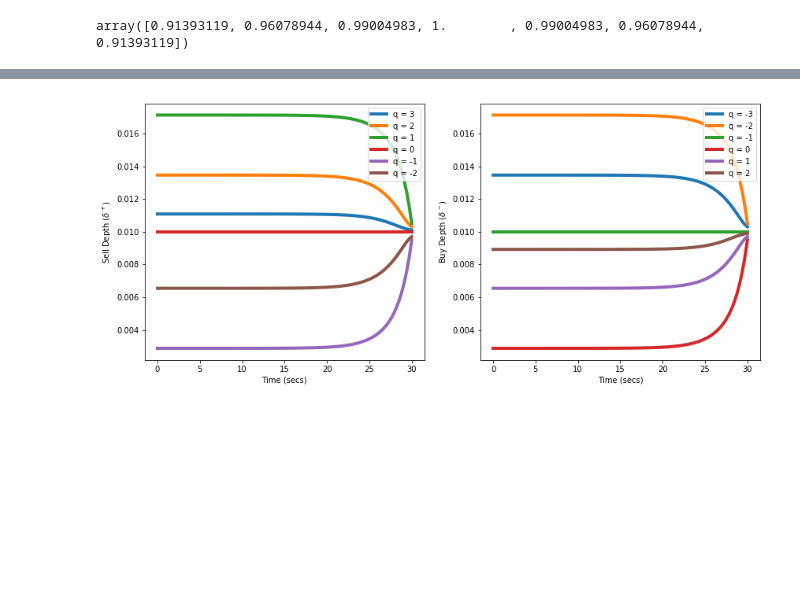
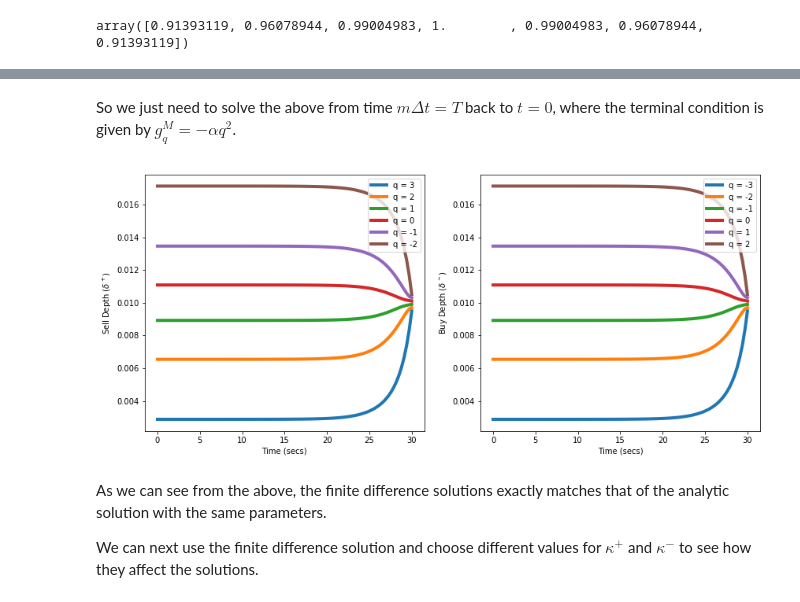
Before and after one commit to bigfatwhale/orderbook, a Jupyter notebook: research/Stochastic Control Notes.ipynb, the cells around one changed output, grey strips where cells are left out. Cells and saved outputs as stored; diff of their text form; code cells hidden in the pictures; blank space fills up the shorter version.

Commit message:
Completed finite difference implementation
Verified to produce the same solution as the analytic formula

```diff
--- a/research/Stochastic Control Notes.ipynb
+++ b/research/Stochastic Control Notes.ipynb
@@ -812,0 +878,2 @@ for idx, t in enumerate(ts):
+# %% [markdown]
+So we just need to solve the above from time $m\Delta t= T$ back to $t=0$, where the terminal condition is given by $g^M_q = -\alpha q^2$.
@@ -813,24 +901,51 @@ for idx, t in enumerate(ts):
+# %%
+G = np.zeros((n, M+1))
+G[:,-1] = z
+# %%
+for idx in range(M, 0, -1):
+
+    gm_prev = np.zeros(n)
+    gm = G[:,idx]
+    for q in range(q_max, q_min-1, -1):
+        if q == q_max:
+            gm_prev[lookup(q)] = gm[lookup(q)] + (- (phi*q**2)
+                                                  + C1 * np.exp( kappa_p*( gm[lookup(q-1)]-gm[lookup(q)] ) ) ) * dt
+        elif q == q_min:
+            gm_prev[lookup(q)] = gm[lookup(q)] + (- (phi*q**2)
+                                                  + C2 * np.exp( kappa_m*( gm[lookup(q+1)]-gm[lookup(q)] ) ) ) * dt
+        else:
+            gm_prev[lookup(q)] = gm[lookup(q)] + (- (phi*q**2)
+                                  + C1 * np.exp(kappa_p*(gm[lookup(q-1)]-gm[lookup(q)]))
+                                  + C2 * np.exp(kappa_m*(gm[lookup(q+1)]-gm[lookup(q)])))*dt
+
+    G[:,idx-1] = gm_prev
 # %%
-del_plus = np.zeros(((n-1), len(ts)))
+ts = np.linspace(0, T, M+1)
+
+del_plus = np.zeros_like(G)
 
 f, (ax0, ax1) = plt.subplots(1,2,figsize=(14,6))
 
 ax0.set_ylabel("Sell Depth ($\delta^+$)")
 ax0.set_xlabel("Time (secs)")
 ax1.set_ylabel("Buy Depth ($\delta^-$)")
 ax1.set_xlabel("Time (secs)")
 
 for q in range(q_max, q_min, -1):
-    del_plus[q] = ( G[q] - G[q-1] ) + ( 1. / kappa )
-    ax0.plot(ts, del_plus[q], label = 'q = %s' %q, lw='4')
+    del_plus[lookup(q)] = ( G[lookup(q)] - G[lookup(q-1)] ) + ( 1. / kappa )
+    ax0.plot(ts, del_plus[lookup(q)], label = 'q = %s' %q, lw='4')
 
-for q in range(q_min, q_max):
-    del_plus[q] = ( G[q] - G[q+1] ) + ( 1. / kappa )
-    ax1.plot(ts, del_plus[q], label = 'q = %s' %q, lw='4')
+for q in range(q_min, q_max ):
+    del_plus[lookup(q)-1] = ( G[lookup(q)] - G[lookup(q+1)] ) + ( 1. / kappa )
+    ax1.plot(ts, del_plus[lookup(q)-1], label = 'q = %s' %q, lw='4')
 
 ax0.legend()
 ax1.legend()
 
 plt.show()
 # %% [output]
-[figure, old version]
+[figure, new version]
+# %% [markdown]
+As we can see from the above, the finite difference solutions exactly matches that of the analytic solution with the same parameters.
+
+We can next use the finite difference solution and choose different values for $\kappa^+$ and $\kappa^-$ to see how they affect the solutions.
```
Also changed, not shown: parts of 5 cells of this notebook, 1 other file.
